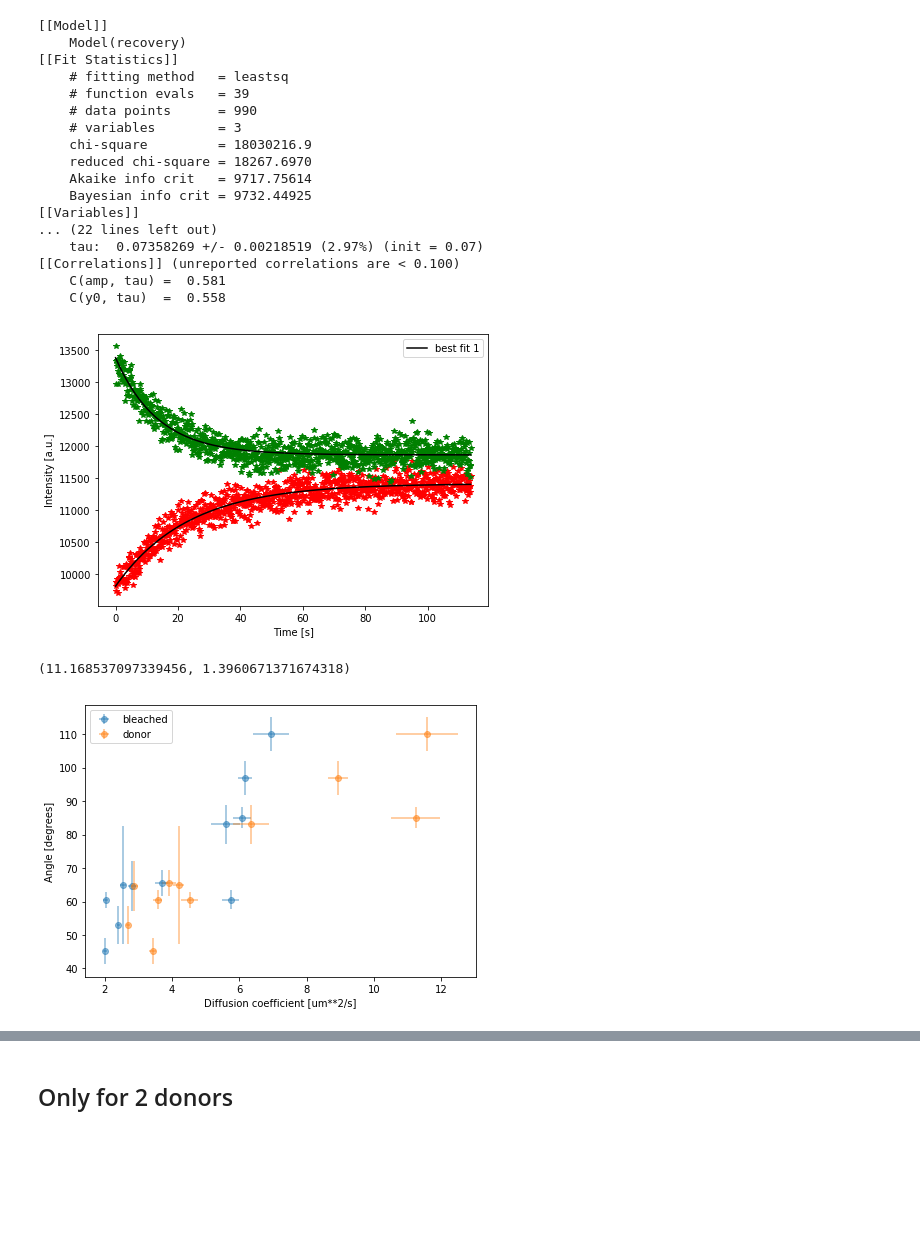
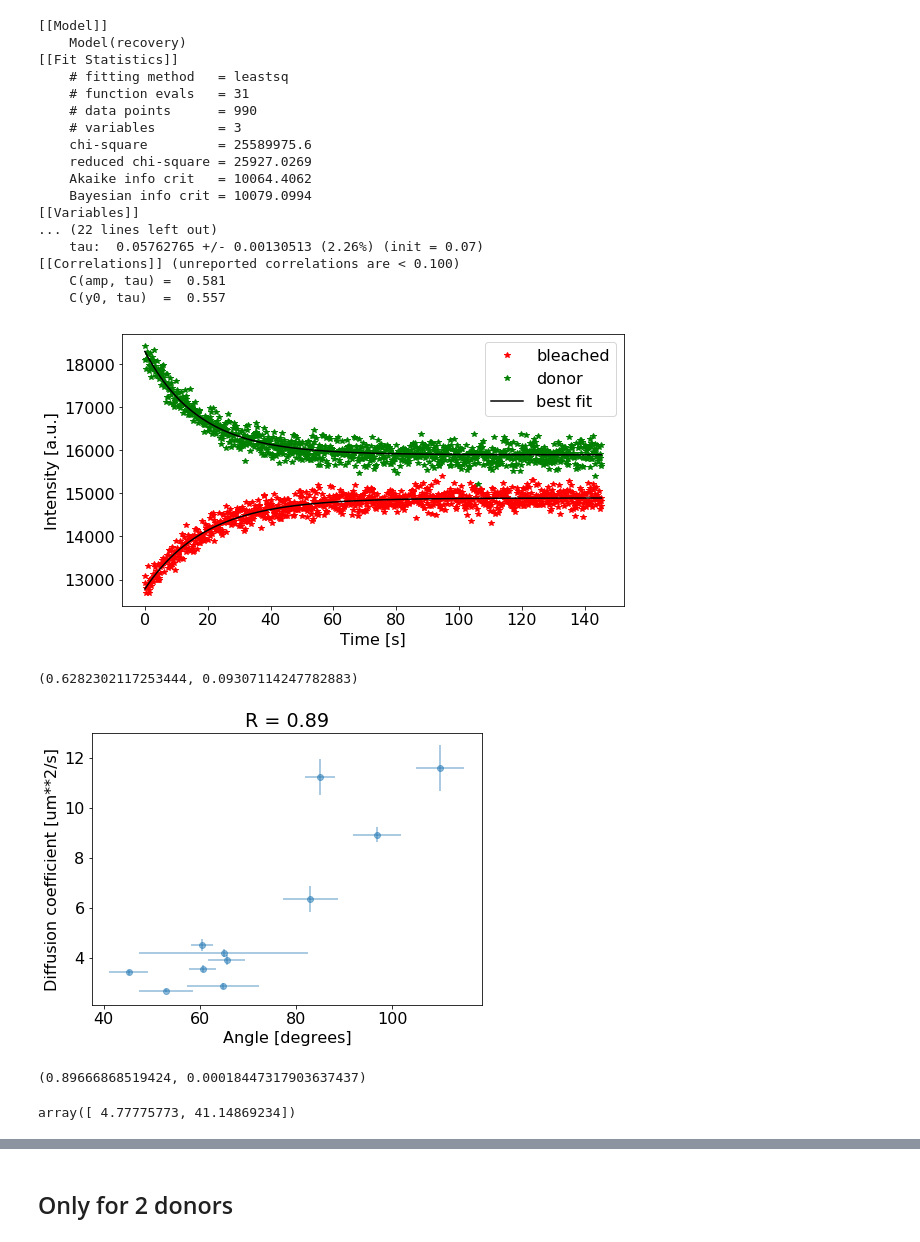
Before and after one commit to cuencam15/FRAP_analysis, a Jupyter notebook: FrapAnalysis.ipynb, the cells around one changed output, grey strips where cells are left out. Drawn from its saved outputs; the diff is of its cells as text; code cells hidden in the pictures; blank space fills up the shorter version.

```diff
--- a/FrapAnalysis.ipynb
+++ b/FrapAnalysis.ipynb
@@ -10,10 +9,10 @@ Hola que tal? $\tau = 0.4$
 # %%
 folder = r'C:\Users\Marina\Documents\Doctorado2\2019-11-14'
 
-files = glob.glob(folder + '\Image63*.csv') #change number for each analysis
+files = glob.glob(folder + '\Image9*.csv') #change number for each analysis
 
 #change time in seconds for each analysis
-#tot_time = 147 #image 9
+tot_time = 147 #image 9
 #tot_time = 162 #image 12
 #tot_time = 164 #image 17
 #tot_time = 105 #image 21
@@ -24,7 +23,7 @@ files = glob.glob(folder + '\Image63*.csv') #change number for each analysis
 #tot_time = 129 #image 51
 #tot_time = 115 #image 55
 #tot_time = 115 #image 59
-tot_time = 138 #image 63 2 DONORS
+#tot_time = 138 #image 63 2 DONORS
 #tot_time = 165 #image 67 NON RECOVERY
 # %%
 bgr = pd.read_csv(files[0])['Y'].values
@@ -68,11 +69,12 @@ norm_ctr = (ctr-bgr)/(ctr[0]-bgr[0])
 bleach_n = (bleach-bgr)*(2-norm_ctr)
 donor_n = (donor-bgr)*(2-norm_ctr)
 # %%
-plt.rcParams["figure.figsize"] = [7, 5]
+plt.rcParams["figure.figsize"] = [9, 5]
 plt.plot(t, bleach_n, 'r*', label = 'bleached')
 plt.plot(t, donor_n, 'g*', label = 'donor')
 plt.xlabel('Time [s]')
 plt.ylabel('Intensity [a.u.]')
 plt.legend()
+plt.savefig(folder + '\\normalized.png')
 plt.show()
 # %% [output]
@@ -90,53 +92,54 @@ pars = mod.make_params(amp=1000, tau = 0, y0 = 10000)
 
 result = mod.fit(bleach_n, pars, x=t)
 
 print(result.fit_report())
 
 mod2 = Model(donori)
 pars2 = mod2.make_params(amp = 2000, y0 = 16000, tau = 0.07)
 
 result2 = mod2.fit(donor_n, pars2, x=t)
 
 print(result2.fit_report())
 
 
-plt.plot(t, bleach_n, 'r*')
-plt.plot(t, donor_n, 'g*')
-plt.plot(t, result.best_fit, 'k-', label='best fit 1')
+plt.plot(t, bleach_n, 'r*', label = 'bleached')
+plt.plot(t, donor_n, 'g*', label = 'donor')
+plt.plot(t, result.best_fit, 'k-', label='best fit')
 plt.plot(t, result2.best_fit, 'k-')
 #plt.plot(t, (bleach_n+donor_n)/2, 'b*')
 plt.ylabel('Intensity [a.u.]')
 plt.xlabel('Time [s]')
 plt.legend()
+plt.savefig(folder + '\\fit.png')
 plt.show()
 # %% [output]
 [[Model]]
     Model(recovery)
 [[Fit Statistics]]
     # fitting method   = leastsq
-    # function evals   = 39
+    # function evals   = 31
     # data points      = 990
     # variables        = 3
-    chi-square         = 18030216.9
-    reduced chi-square = 18267.6970
-    Akaike info crit   = 9717.75614
-    Bayesian info crit = 9732.44925
+    chi-square         = 25589975.6
+    reduced chi-square = 25927.0269
+    Akaike info crit   = 10064.4062
+    Bayesian info crit = 10079.0994
 [[Variables]]
 ... (22 lines left out)
-    tau:  0.07358269 +/- 0.00218519 (2.97%) (init = 0.07)
+    tau:  0.05762765 +/- 0.00130513 (2.26%) (init = 0.07)
 [[Correlations]] (unreported correlations are < 0.100)
     C(amp, tau) =  0.581
-    C(y0, tau)  =  0.558
+    C(y0, tau)  =  0.557
-[figure, old version]
+[figure, new version]
 # %%
-tau, e_tau = 0.24, 0.03   ##change
+tau, e_tau = 0.0135, 0.002   ##change
 tau_m = np.log(0.5)/-tau
 etau_m = np.log(0.5)*e_tau/-tau**2
 D = 0.224*12**2/tau_m
 e_D = 0.224*12**2*etau_m/tau_m**2
 D, e_D
 # %% [output]
-(11.168537097339456, 1.3960671371674318)
+(0.6282302117253444, 0.09307114247782883)
 # %%
 #D_list = [2.4008687756266207, 2.823327533092021, 5.745133176684121, 6.168204807622737, 2.5438562985938713, 5.595263508086347, 6.946623921964553, 3.6942849576209813, 2.02628674456324, 6.0861388623872, 2.0121199206109774]
 #eD_list = [0.05629408052771476, 0.11964900327950999, 0.25937345199148765, 0.20259540152288819, 0.0878465938948359, 0.4261234337004649, 0.5261800307769672, 0.20203744002373364, 0.07671435454306277, 0.27412429736279875, 0.05222966373570796]
@@ -151,16 +154,28 @@ e_donorD = [0.060734970091044366, 0.11448076273771617, 0.13507135694379863, 0.30
 angle = [52.957,64.749,60.57,96.931,64.982, 83.0, 110, 65.6, 60.5, 85.0, 45.2]
 e_angle = [5.66,7.49,2.90,4.99,17.54, 5.8, 5, 3.9, 2.3, 3.1, 4.0]
 
-angle2 = [46.3, 53.6, 55.9, 82.9, 55, 83.0, 110, 65.6, 60.5, 85.0, 45.2]
-e_angle2 = [3.0, 6.3, 5.2, 2.5, 15, 5.8, 5, 3.9, 2.3, 3.1, 4.0]
+#angle2 = [46.3, 53.6, 55.9, 82.9, 55, 83.0, 110, 65.6, 60.5, 85.0, 45.2]
+#e_angle2 = [3.0, 6.3, 5.2, 2.5, 15, 5.8, 5, 3.9, 2.3, 3.1, 4.0]
 
-plt.errorbar(D_list, angle, yerr = e_angle, xerr = eD_list, marker = 'o', linestyle = '', alpha = 0.5, label = 'bleached')
-plt.errorbar(donorD, angle, yerr = e_angle, xerr = e_donorD, marker = 'o', linestyle = '', alpha = 0.5, label = 'donor')
+fit = np.polyfit(donorD, angle, 1, w = [1/e for e in e_angle])
+f = np.poly1d(fit)
+
+#plt.errorbar(D_list, angle, yerr = e_angle, xerr = eD_list, marker = 'o', linestyle = '', alpha = 0.5, label = 'bleached')
+plt.errorbar(angle, donorD, xerr = e_angle, yerr = e_donorD, marker = 'o', linestyle = '', alpha = 0.5, label = 'donor')
 #plt.errorbar(angle2, D_list, xerr = e_angle, yerr = eD_list, marker = 'o', linestyle = '', alpha = 0.5)
-plt.xlabel('Diffusion coefficient [um**2/s]')
-plt.ylabel('Angle [degrees]')
-plt.legend()
+#plt.plot(donorD, f(donorD), 'k--')
+plt.ylabel('Diffusion coefficient [um**2/s]')
+plt.xlabel('Angle [degrees]')
+#plt.legend()
 plt.savefig(folder + '\\angledif.png')
+plt.title('R = 0.89')
 plt.show()
+
+pearsonr(donorD, angle)
 # %% [output]
-[figure, old version]
+[figure, new version]
+(0.89666868519424, 0.00018447317903637437)
+# %%
+fit
+# %% [output]
+array([ 4.77775773, 41.14869234])
```
Also changed, not shown: parts of 9 cells of this notebook.
